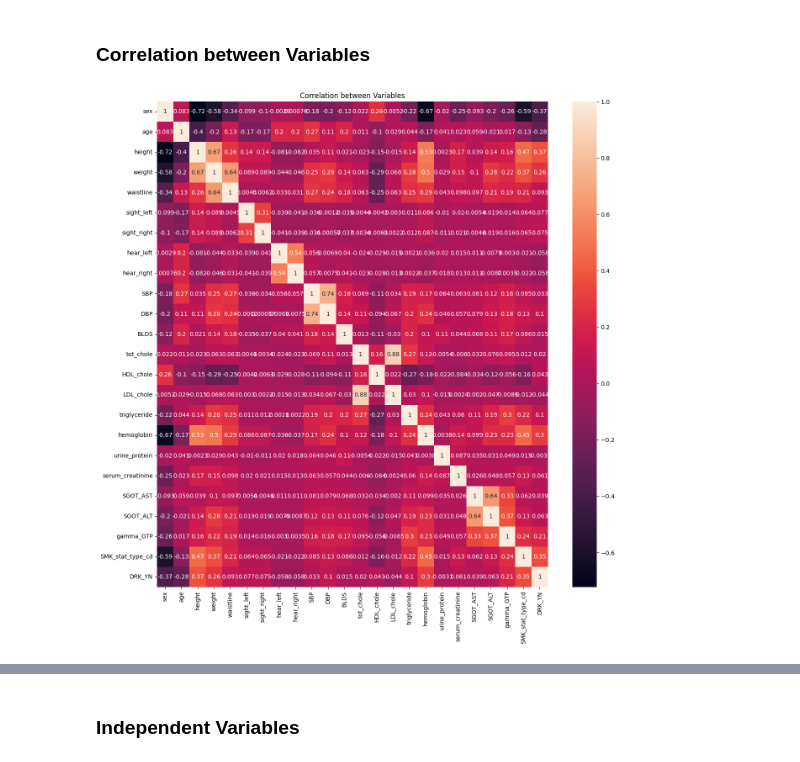
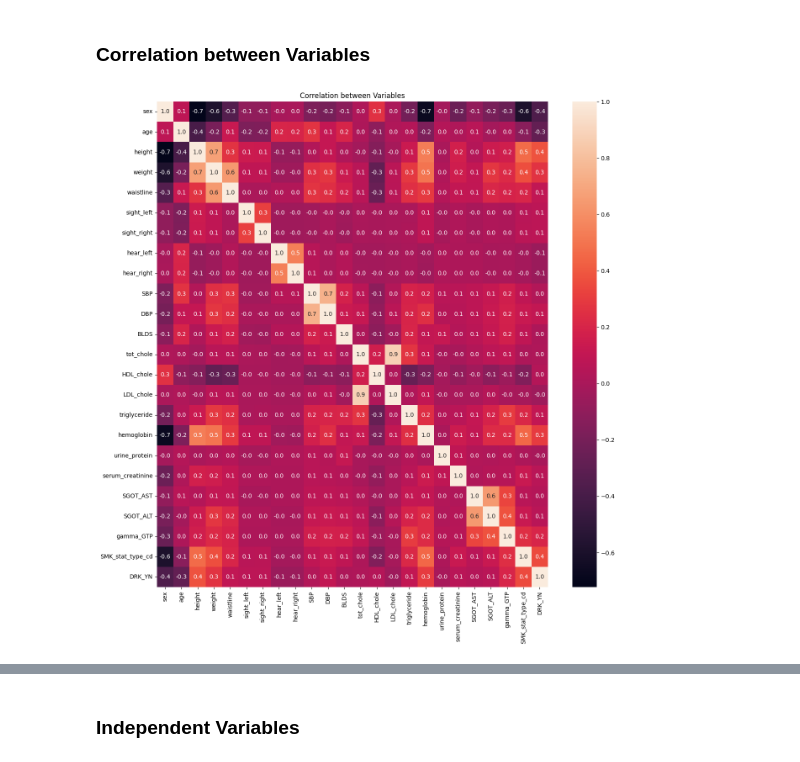
Before and after one commit to vikaschauhan734/smoking_drinking_classification, a Jupyter notebook: notebook.ipynb, the cells around one changed output, grey strips where cells are left out. Cells and saved outputs as stored; diff of their text form; code cells hidden in the pictures.

```diff
--- a/notebook.ipynb
+++ b/notebook.ipynb
@@ -109,0 +209,21 @@ warnings.filterwarnings("ignore")
+# %%
+df['total_impairment'] = df['hear_left'] + df['hear_right'] + df['sight_left'] + df['sight_right']
+df_grouped = df.groupby('sex')['total_impairment'].sum()
+total_per_sex = df.groupby('sex').size()
+percentage_impairment = (df_grouped / total_per_sex) * 100
+fig, ax = plt.subplots(1,2,figsize=(12,6))
+index = range(len(df_grouped))
+bar_width = 0.35
+ax[0].bar(index, df_grouped, bar_width)
+ax[0].set_xlabel('Sex')
+ax[0].set_ylabel('Count')
+ax[0].set_title('Total Impairment')
+ax[0].set_xticks([p + bar_width / 2 for p in index])
+ax[0].set_xticklabels(df_grouped.index)
+ax[1].bar([p + bar_width for p in index], percentage_impairment, bar_width)
+ax[1].set_xlabel('Sex')
+ax[1].set_ylabel('Percentage')
+ax[1].set_title('Percentage Impairment')
+ax[1].set_xticks([p + bar_width / 2 for p in index])
+ax[1].set_xticklabels(df_grouped.index)
+plt.show()
@@ -109,0 +234,12 @@ warnings.filterwarnings("ignore")
+# %%
+age_bins = [20,30,40,50,60,70,80,90]
+age_labels = ['20-29','30-39','40-49','50-59','60-69','70-79','80-89']
+df['age_group'] = pd.cut(df['age'],bins=age_bins, labels=age_labels, right=False)
+age_urine_protein = df.groupby('age_group')['urine_protein'].mean()
+plt.bar(age_urine_protein.index, age_urine_protein.values)
+plt.xlabel('Age Group')
+plt.ylabel('Urine Protein Presence (Mean)')
+plt.title('Urine Protein Presence by Age Group')
+plt.xticks(rotation=45)
+plt.tight_layout()
+plt.show()
@@ -110,13 +271,15 @@ warnings.filterwarnings("ignore")
 # %% [markdown]
 ### Correlation between Variables
+# %%
+df.drop(['age_group','BMI','total_impairment'],axis=1,inplace=True)
 # %%
 corr = df.corr()
 # %%
 plt.figure(figsize=(15,15))
-sns.heatmap(corr,annot=True)
+sns.heatmap(corr,annot=True,fmt=".1f")
 plt.title("Correlation between Variables")
 plt.show()
 # %% [output]
-[figure, old version]
+[figure, new version]
 # %%
 corr_y = corr['DRK_YN'].abs().sort_values(ascending=False)
```
Also changed, not shown: parts of 41 cells of this notebook, 6 other files.
